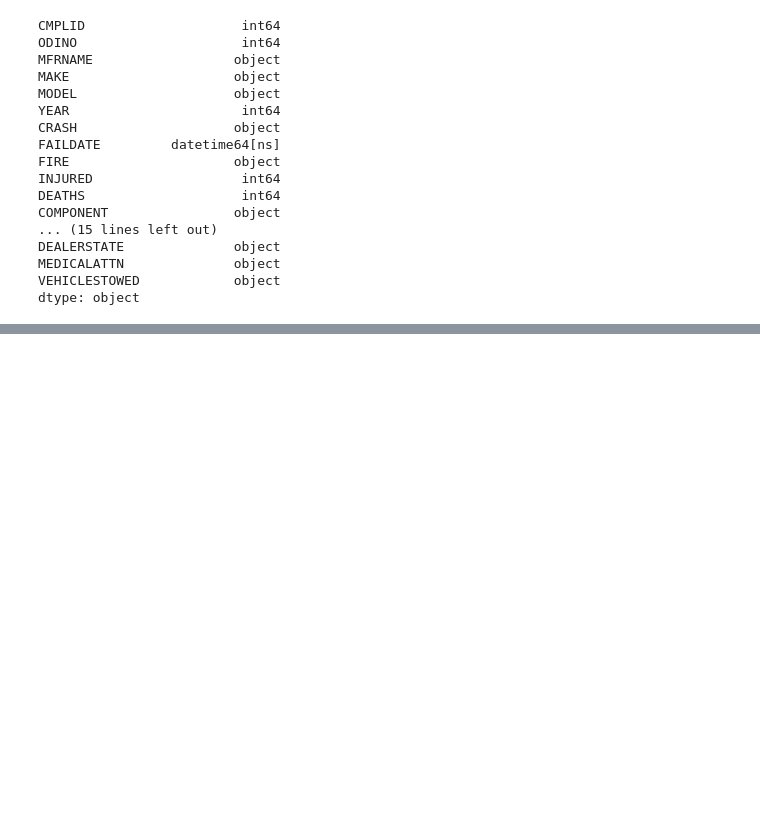
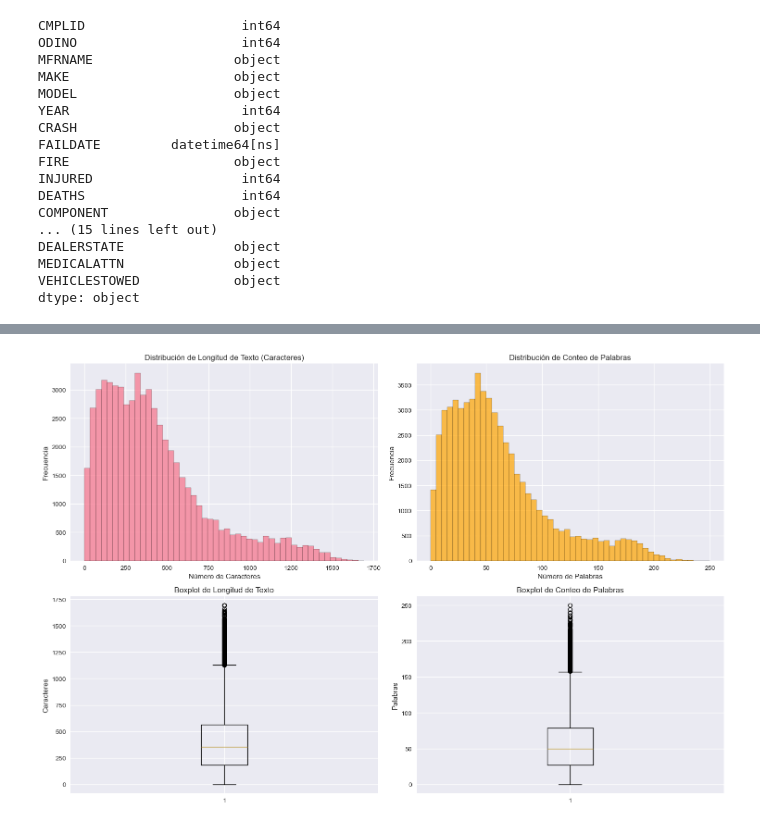
Before and after one commit to erikmoralestec/proyecto-integrador-grafos-de-conocimiento-llm, a Jupyter notebook: notebooks/01_EDA_UserComplaints.ipynb, the cells around one changed output, grey strips where cells are left out. Drawn from its saved outputs; the diff is of its cells as text; code cells hidden in the pictures; blank space fills up the shorter version.

```diff
--- a/notebooks/01_EDA_UserComplaints.ipynb
+++ b/notebooks/01_EDA_UserComplaints.ipynb
@@ -1218,0 +822,66 @@ display(top_by_label.groupby('label').head(10))
+# %%
+# Text Corpus Analysis - CMPLDESCR
+print("="*60)
+print("TEXT CORPUS ANALYSIS - CMPLDESCR")
+print("="*60)
+
+if 'CLEAN_TEXT' not in df.columns:
+    print("Columna CLEAN_TEXT no encontrada en el dataset")
+else:
+    # Estadísticas básicas de texto
+    text_col = df['CLEAN_TEXT']
+    non_null_texts = text_col.dropna()
+
+    print(f"Total de quejas: {len(df)}")
+    print(f"Quejas con descripciones: {len(non_null_texts)}")
+    print(f"Descripciones faltantes: {len(df) - len(non_null_texts)}")
+    print(f"Completitud de descripciones: {len(non_null_texts)/len(df)*100:.2f}%")
+
+    if len(non_null_texts) > 0:
+        # Análisis de longitud de texto
+        text_lengths = non_null_texts.str.len()
+        print(f"\nEstadísticas de Longitud de Texto:")
+        print(f"  Longitud media: {text_lengths.mean():.1f} caracteres")
+        print(f"  Mediana: {text_lengths.median():.1f} caracteres")
+        print(f"  Longitud mínima: {text_lengths.min()} caracteres")
+        print(f"  Longitud máxima: {text_lengths.max()} caracteres")
+        print(f"  Desviación estándar: {text_lengths.std():.1f} caracteres")
+
+        # Análisis de conteo de palabras
+        word_counts = non_null_texts.str.split().str.len()
+        print(f"\nEstadísticas de Conteo de Palabras:")
+        print(f"  Promedio de palabras: {word_counts.mean():.1f}")
+        print(f"  Mediana de palabras: {word_counts.median():.1f}")
+        print(f"  Mínimo de palabras: {word_counts.min()}")
+        print(f"  Máximo de palabras: {word_counts.max()}")
+
+        # Visualizar características del texto
+        fig, axes = plt.subplots(2, 2, figsize=(15, 10))
+
+        # Distribución de longitud de caracteres
+        axes[0,0].hist(text_lengths, bins=50, alpha=0.7, edgecolor='black')
+        axes[0,0].set_title('Distribución de Longitud de Texto (Caracteres)')
+        axes[0,0].set_xlabel('Número de Caracteres')
+        axes[0,0].set_ylabel('Frecuencia')
+
+        # Distribución de conteo de palabras
+        axes[0,1].hist(word_counts, bins=50, alpha=0.7, edgecolor='black', color='orange')
+        axes[0,1].set_title('Distribución de Conteo de Palabras')
+        axes[0,1].set_xlabel('Número de Palabras')
+        axes[0,1].set_ylabel('Frecuencia')
+
+        # Diagrama de caja para longitud de texto
+        axes[1,0].boxplot(text_lengths)
+        axes[1,0].set_title('Boxplot de Longitud de Texto')
+        axes[1,0].set_ylabel('Caracteres')
+
+        # Diagrama de caja para conteo de palabras
+        axes[1,1].boxplot(word_counts)
+        axes[1,1].set_title('Boxplot de Conteo de Palabras')
+        axes[1,1].set_ylabel('Palabras')
+
+        plt.tight_layout()
+        plt.show()
+    else:
+        print("No hay descripciones de texto disponibles para análisis")
+# %% [output]
@@ -1218,0 +908 @@ display(top_by_label.groupby('label').head(10))
+[figure, added]
```
Also changed, not shown: parts of 71 cells of this notebook.
